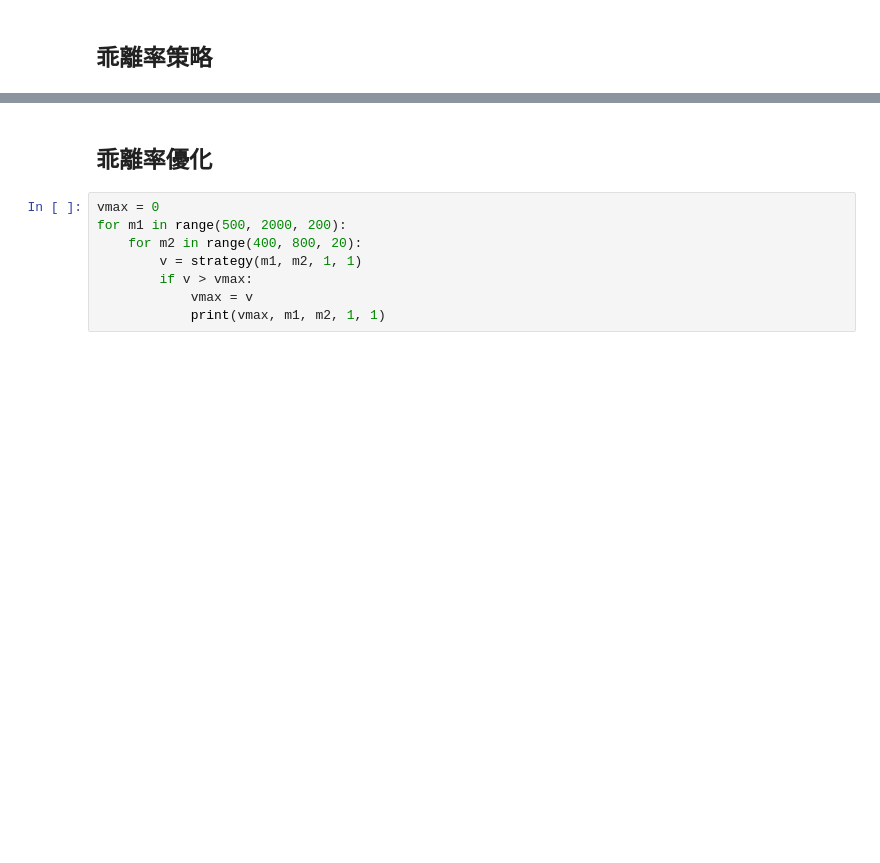
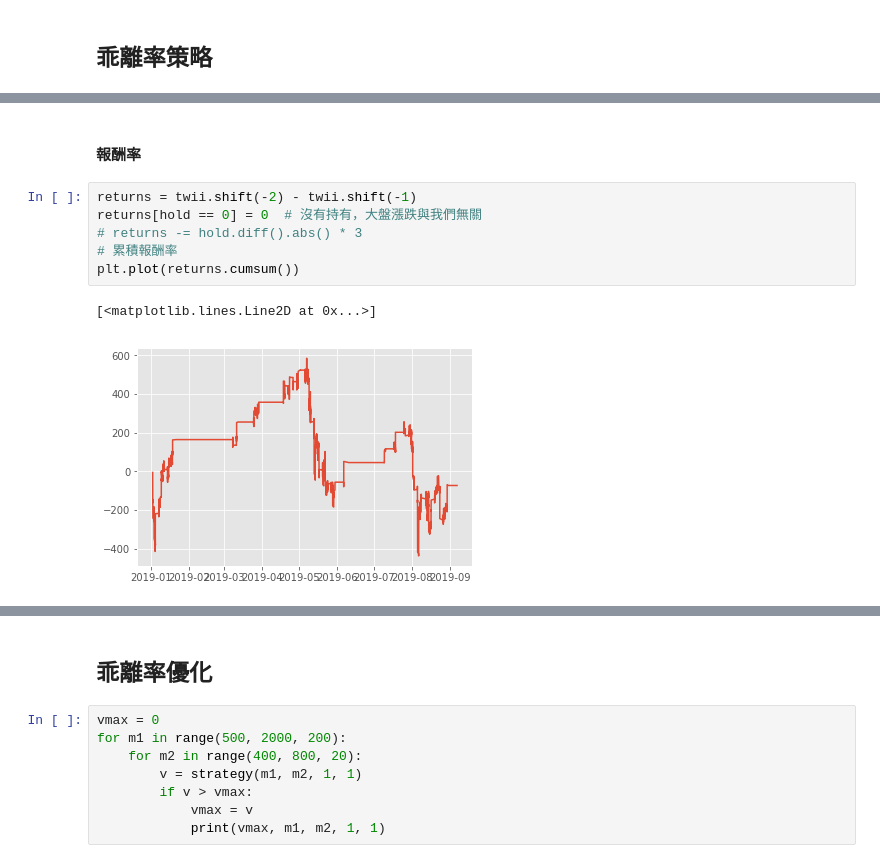
Before and after one commit to CHI-MING-LEE/workspace, a Jupyter notebook: Python_AI_Stock/finlab_course_2019/u04_parameter_optimization.ipynb, the cells around one changed output, grey strips where cells are left out. Cells and saved outputs as stored; diff of their text form; blank space fills up the shorter version.

```diff
--- a/Python_AI_Stock/finlab_course_2019/u04_parameter_optimization.ipynb
+++ b/Python_AI_Stock/finlab_course_2019/u04_parameter_optimization.ipynb
@@ -43,0 +100,11 @@ plt.plot(twii['2008-03'].values)
+# %% [markdown]
+#### 報酬率
+# %%
+returns = twii.shift(-2) - twii.shift(-1)
+returns[hold == 0] = 0  # 沒有持有，大盤漲跌與我們無關
+# returns -= hold.diff().abs() * 3
+# 累積報酬率
+plt.plot(returns.cumsum())
+# %% [output]
+[<matplotlib.lines.Line2D at 0x...>]
+[figure, added]
```
Also changed, not shown: parts of 11 cells of this notebook, 34 other files.
